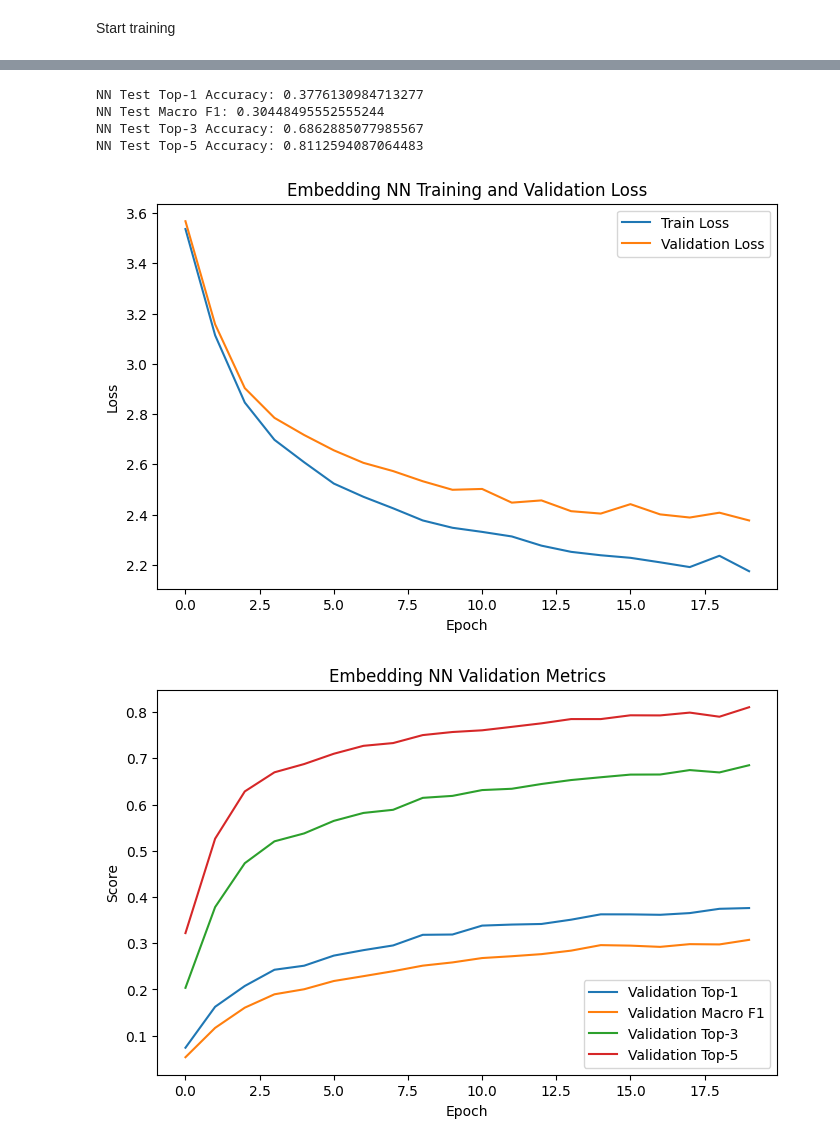
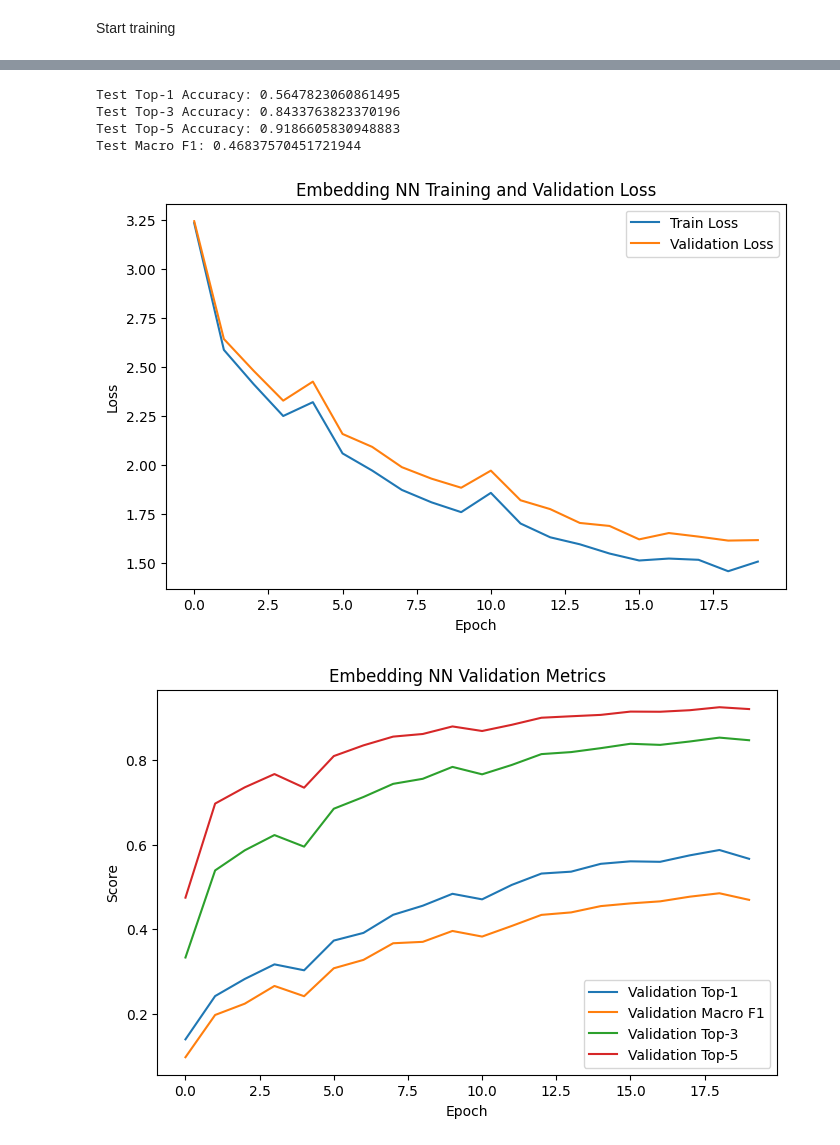
Before and after one commit to Boaz5/lol-champ-ml, a Jupyter notebook: CS489_Final_Project.ipynb, the cells around one changed output, grey strips where cells are left out. Saved outputs shown, nothing was run; the diff lists cells and outputs as text; code cells hidden in the pictures.

```diff
--- a/CS489_Final_Project.ipynb
+++ b/CS489_Final_Project.ipynb
@@ -387,6 +386,6 @@ def adam_update(param, grad, state, t, lr=0.001, beta1=0.9, beta2=0.999, eps=1e-
     m_hat = state["m"] / (1 - beta1 ** t)
     v_hat = state["v"] / (1 - beta2 ** t)
 
-    param -= lr * m_hat / (np.sqrt(v_hat) + eps)
+    param -= (lr * m_hat / (np.sqrt(v_hat) + eps))
     return param
 # %%
@@ -507,22 +539,24 @@ def predict_embedding_nn(picked_ids_arr, role_arr, side_arr, winrate_arr, params
     return np.argmax(probs, axis=1)
 # %%
-def train_embedding_nn(
+def train_model(
     picked_train, role_train, side_train, winrate_train, y_train,
     picked_val, role_val, side_val, winrate_val, y_val,
     num_champs, num_roles,
-    embed_dim=16,
-    hidden_dim=64,
-    learning_rate=0.001,
+    embed_dim,
+    hidden_dim_1,
+    hidden_dim_2,
+    learning_rate,
     epochs=20,
     batch_size=32,
     use_class_weights=True,
     seed=42
 ):
-    params, adam_states = init_embedding_nn(
+    params, adam_states = init_embedding(
         num_champs=num_champs,
         num_roles=num_roles,
         embed_dim=embed_dim,
-        hidden_dim=hidden_dim,
+        hidden_dim_1=hidden_dim_1,
+        hidden_dim_2=hidden_dim_2,
         seed=seed
     )
 
@@ -562,11 +596,11 @@ def train_embedding_nn(
             winrate_batch = winrate_train_shuf[start:end]
             y_batch = y_train_shuf[start:end]
 
-            probs, cache = forward_embedding_nn(
+            probs, cache = forward_pass(
                 picked_batch, role_batch, side_batch, winrate_batch, params
             )
 
-            grads = backward_embedding_nn(
+            grads = backward_pass(
                 picked_batch, role_batch, side_batch, winrate_batch, y_batch,
                 class_weights, params, cache
             )
@@ -578,8 +612,8 @@ def train_embedding_nn(
                     lr=learning_rate
                 )
 
-        train_probs = predict_proba_embedding_nn(picked_train, role_train, side_train, winrate_train, params)
-        val_probs = predict_proba_embedding_nn(picked_val, role_val, side_val, winrate_val, params)
+        train_probs = predict_probability_embedding(picked_train, role_train, side_train, winrate_train, params)
+        val_probs = predict_probability_embedding(picked_val, role_val, side_val, winrate_val, params)
 
         train_loss = weighted_cross_entropy_loss(train_probs, y_train, class_weights)
         val_loss = weighted_cross_entropy_loss(val_probs, y_val, class_weights)
@@ -611,13 +645,14 @@ def train_embedding_nn(
 # %% [markdown]
 Start training
 # %%
-params_nn, history_nn = train_embedding_nn(
-    picked_train, role_train, side_train, winrate_train, y_train_nn,
-    picked_val, role_val, side_val, winrate_val, y_val_nn,
+params, history = train_model(
+    picked_train, role_train, side_train, winrate_train, y_train,
+    picked_val, role_val, side_val, winrate_val, y_val,
     num_champs=num_champs,
     num_roles=len(role_to_idx),
     embed_dim=16,
-    hidden_dim=64,
+    hidden_dim_1=64,
+    hidden_dim_2=128,
     learning_rate=0.001,
     epochs=20,
     batch_size=32,
@@ -666,45 +701,45 @@ NN Validation Top-5 Accuracy: 0.8105067121905797
 # %%
-test_probs_nn = predict_proba_embedding_nn(picked_test, role_test, side_test, winrate_test, params_nn)
-test_pred_nn = np.argmax(test_probs_nn, axis=1)
+test_probs = predict_probability_embedding(picked_test, role_test, side_test, winrate_test, params)
+test_pred = np.argmax(test_probs, axis=1)
 
-test_top1_nn = np.mean(test_pred_nn == y_test_nn)
-test_macro_f1_nn = f1_score(y_test_nn, test_pred_nn, average="macro")
-test_top3_nn = top_k_accuracy_score(y_test_nn, test_probs_nn, k=3, labels=np.arange(num_champs))
-test_top5_nn = top_k_accuracy_score(y_test_nn, test_probs_nn, k=5, labels=np.arange(num_champs))
+test_top1 = np.mean(test_pred == y_test)
+test_macro_f1 = f1_score(y_test, test_pred, average="macro")
+test_top3 = top_k_accuracy_score(y_test, test_probs, k=3, labels=np.arange(num_champs))
+test_top5 = top_k_accuracy_score(y_test, test_probs, k=5, labels=np.arange(num_champs))
 
-print("NN Test Top-1 Accuracy:", test_top1_nn)
-print("NN Test Macro F1:", test_macro_f1_nn)
-print("NN Test Top-3 Accuracy:", test_top3_nn)
-print("NN Test Top-5 Accuracy:", test_top5_nn)
+print("Test Top-1 Accuracy:", test_top1)
+print("Test Top-3 Accuracy:", test_top3)
+print("Test Top-5 Accuracy:", test_top5)
+print("Test Macro F1:", test_macro_f1)
 # %% [output]
-NN Test Top-1 Accuracy: 0.3776130984713277
-NN Test Macro F1: 0.30448495552555244
-NN Test Top-3 Accuracy: 0.6862885077985567
-NN Test Top-5 Accuracy: 0.8112594087064483
+Test Top-1 Accuracy: 0.5647823060861495
+Test Top-3 Accuracy: 0.8433763823370196
+Test Top-5 Accuracy: 0.9186605830948883
+Test Macro F1: 0.46837570451721944
 # %%
 plt.figure(figsize=(8, 5))
-plt.plot(history_nn["train_loss"], label="Train Loss")
-plt.plot(history_nn["val_loss"], label="Validation Loss")
+plt.plot(history["train_loss"], label="Train Loss")
+plt.plot(history["val_loss"], label="Validation Loss")
 plt.xlabel("Epoch")
 plt.ylabel("Loss")
 plt.title("Embedding NN Training and Validation Loss")
 plt.legend()
 plt.show()
 # %% [output]
-[figure, old version]
+[figure, new version]
 # %%
 plt.figure(figsize=(8, 5))
-plt.plot(history_nn["val_top1"], label="Validation Top-1")
-plt.plot(history_nn["val_macro_f1"], label="Validation Macro F1")
-plt.plot(history_nn["val_top3"], label="Validation Top-3")
-plt.plot(history_nn["val_top5"], label="Validation Top-5")
+plt.plot(history["val_top1"], label="Validation Top-1")
+plt.plot(history["val_macro_f1"], label="Validation Macro F1")
+plt.plot(history["val_top3"], label="Validation Top-3")
+plt.plot(history["val_top5"], label="Validation Top-5")
 plt.xlabel("Epoch")
 plt.ylabel("Score")
 plt.title("Embedding NN Validation Metrics")
 plt.legend()
 plt.show()
 # %% [output]
-[figure, old version]
+[figure, new version]
 # %%
 baseline_results = {
     "Top-1": 0.0928,
```
Also changed, not shown: parts of 31 cells of this notebook.
